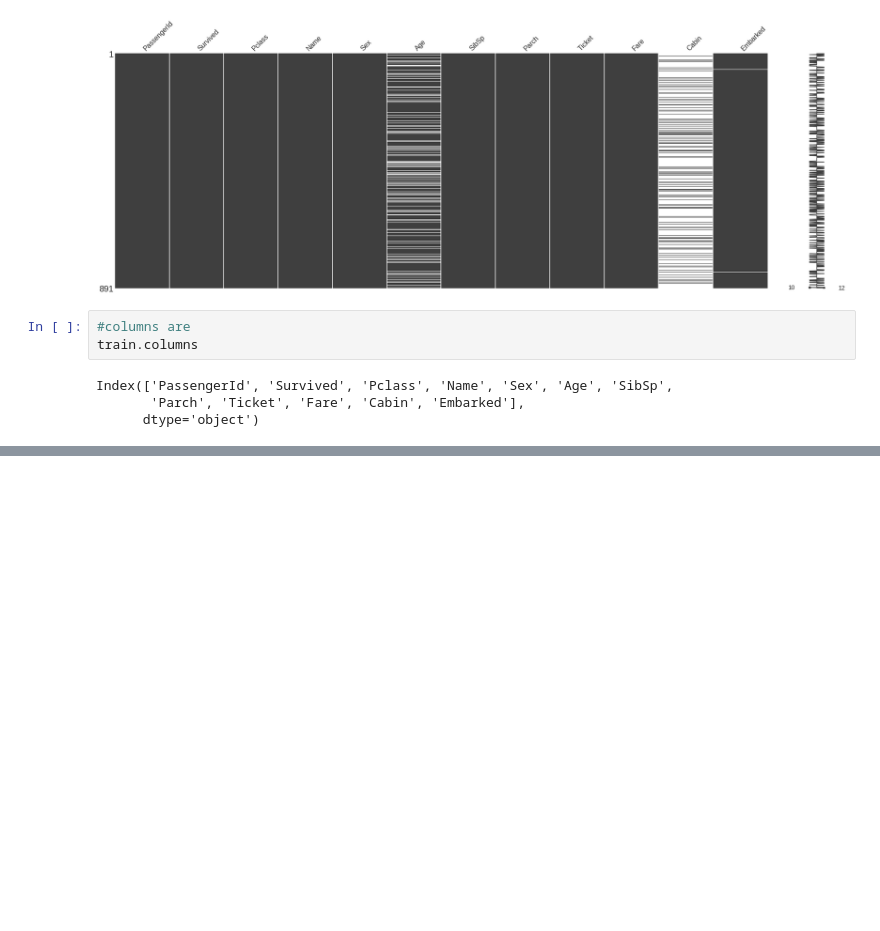
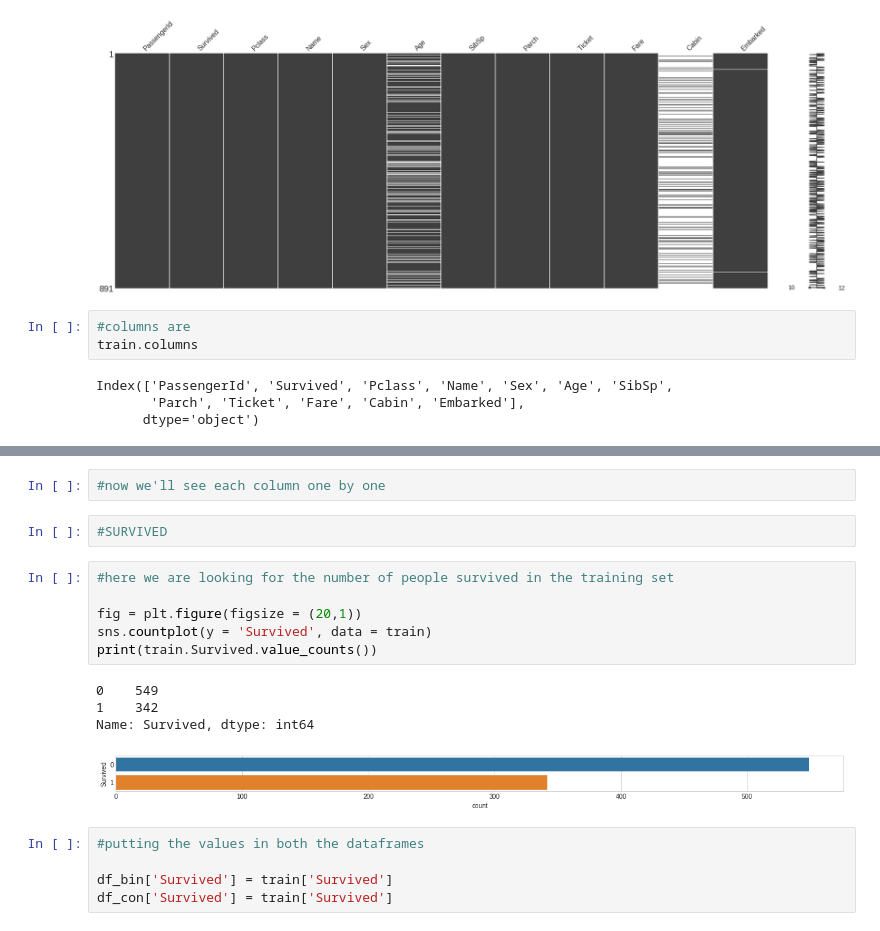
Before and after one commit to shubham-singh-ss/Titanic-ML, a Jupyter notebook: Titanic survivers.ipynb, the cells around one changed output, grey strips where cells are left out. Saved outputs shown, nothing was run; the diff lists cells and outputs as text; blank space fills up the shorter version.

```diff
--- a/Titanic survivers.ipynb
+++ b/Titanic survivers.ipynb
@@ -120,0 +145,20 @@ number of missing and NaN values for each columns
+# %%
+#now we'll see each column one by one
+# %%
+#SURVIVED
+# %%
+#here we are looking for the number of people survived in the training set
+
+fig = plt.figure(figsize = (20,1))
+sns.countplot(y = 'Survived', data = train)
+print(train.Survived.value_counts())
+# %% [output]
+0    549
+1    342
+Name: Survived, dtype: int64
+[figure, added]
+# %%
+#putting the values in both the dataframes
+
+df_bin['Survived'] = train['Survived']
+df_con['Survived'] = train['Survived']
```
Also changed, not shown: parts of 17 cells of this notebook.
